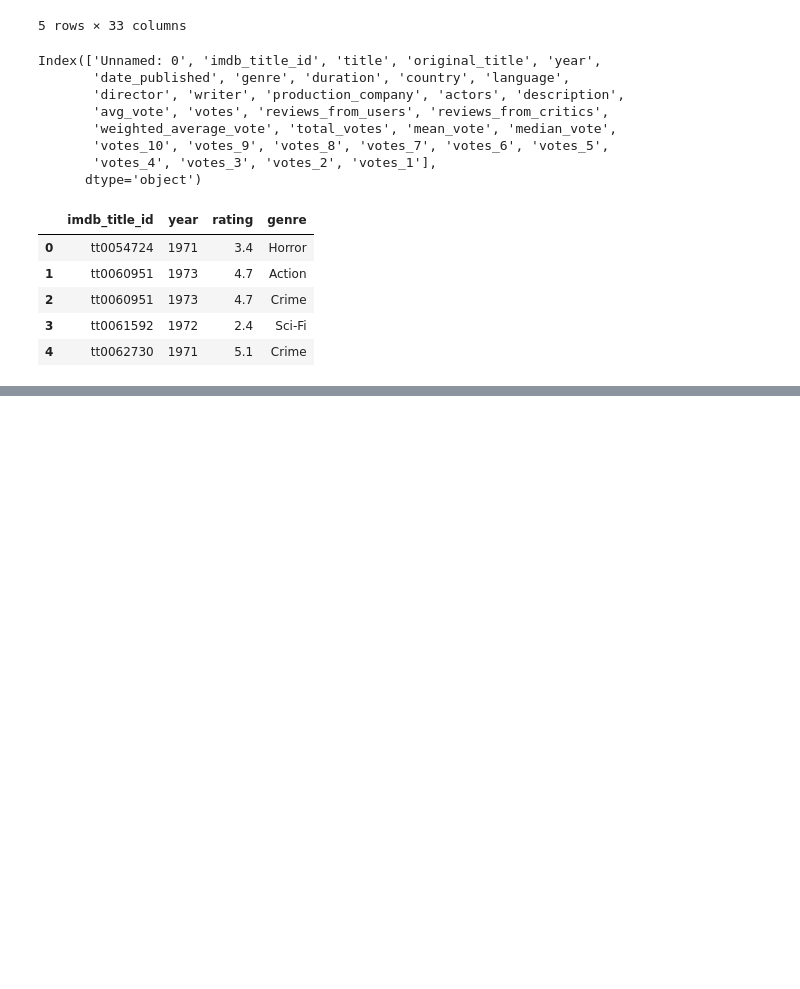
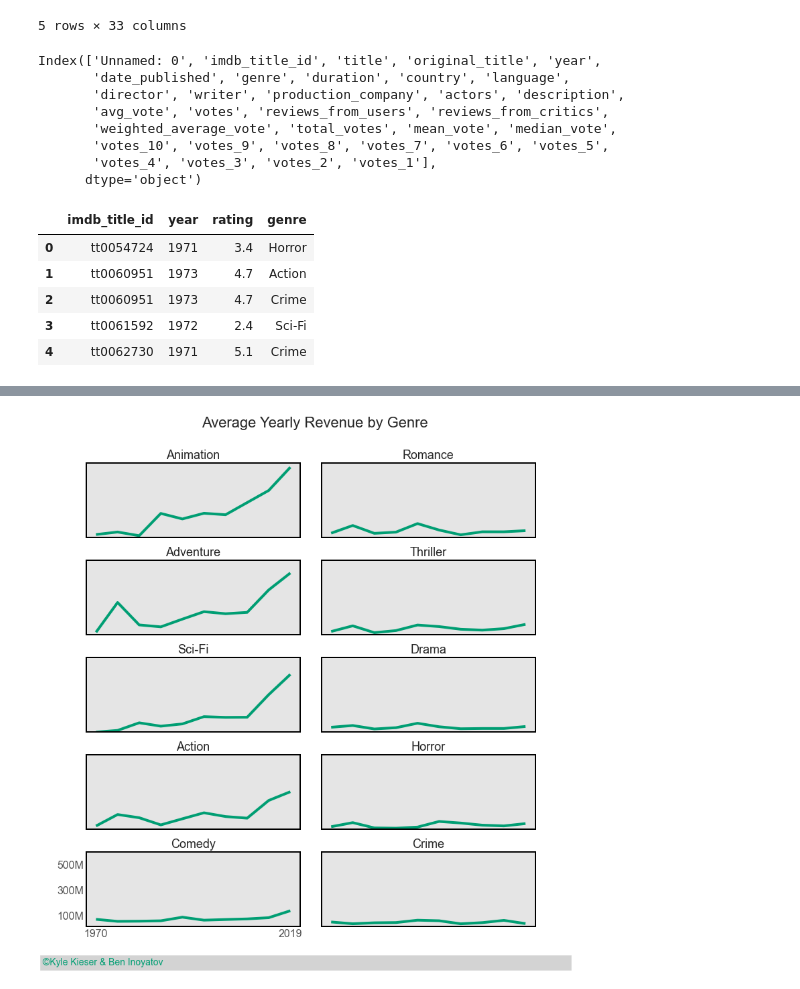
Before and after one commit to Kkies/movie-market-analysis, a Jupyter notebook: viz.ipynb, the cells around one changed output, grey strips where cells are left out. Saved outputs shown, nothing was run; the diff lists cells and outputs as text; code cells hidden in the pictures; blank space fills up the shorter version.

```diff
--- a/viz.ipynb
+++ b/viz.ipynb
@@ -322,0 +395,7 @@ for i in ['left','right', 'top', 'bottom']:
+# %%
+bins = [1969,1974,1979,1984,1989,1994,1999,2004,2009,2014,2019]
+groups = bud_rev_genre_df.groupby(by =['genre', pd.cut(bud_rev_genre_df.year, bins)])
+# %%
+bud_rev_genre_by_year_df = groups['worldwide_gross_income'].mean().unstack(level = 0)
+# %%
+bud_rev_genre_by_year_df = bud_rev_genre_by_year_df[keep1]
@@ -322,0 +417,35 @@ for i in ['left','right', 'top', 'bottom']:
+# %%
+keep2 = bud_rev_genre_by_year_df.apply(max).sort_values(ascending = False).index
+# %%
+style.use('ggplot')
+
+fig, axes = plt.subplots(nrows=5, ncols=2, figsize = (12,8))#, frameon = True, edgecolor = 'black', linewidth = 10)
+
+for j in range(2):
+    for i in range(5):
+        bud_rev_genre_by_year_df[keep2[(i + 5*j)]].plot(ax=axes[i,j], color = [[0,158/255,115/255]]);
+        axes[i,j].set_title(keep2[(i + 5*j)], fontsize = 18)
+        axes[i,j].set_ylim([1e7,6e8])
+        axes[i,j].set_xticks([0,9])
+        axes[i,j].set_yticks(np.linspace(1e8,5e8, num = 3))
+        axes[i,j].grid(False)
+#         axes[i,j].set_facecolor('white')
+        if (i + 5*j) != 4:
+            axes[i,j].set_xlabel('')
+            axes[i,j].set_yticklabels([])
+        else:
+            axes[i,j].set_xlabel('', fontsize = 18)
+            axes[i,j].set_xticklabels([1970,2019], fontsize = 16)
+            axes[i,j].set_yticklabels(['100M','300M','500M'], fontsize = 16)
+        for location in ['left','right', 'top', 'bottom']:
+            axes[i][j].spines[location].set_color('black')
+            axes[i][j].spines[location].set_linewidth(2)
+fig.subplots_adjust(left=0.125, bottom=0.0, right=0.9, top=1.2, wspace=0.1, hspace=0.3)
+fig.suptitle('Average Yearly Revenue by Genre',x = 0.52, y = 1.32, fontsize = 22)
+fig.text(x = 0.05, y = -0.1,
+    s = '©Kyle Kieser & Ben Inoyatov                                                                                                                                                            ',
+         fontsize = 14, color = [0,158/255,115/255], backgroundcolor = 'lightgrey');
+fig.savefig('avg_year_rev_genre.png', facecolor = 'white', bbox_inches = 'tight')
+# fig.set_facecolor('grey')
+# %% [output]
+[figure, added]
```
Also changed, not shown: parts of 15 cells of this notebook.
